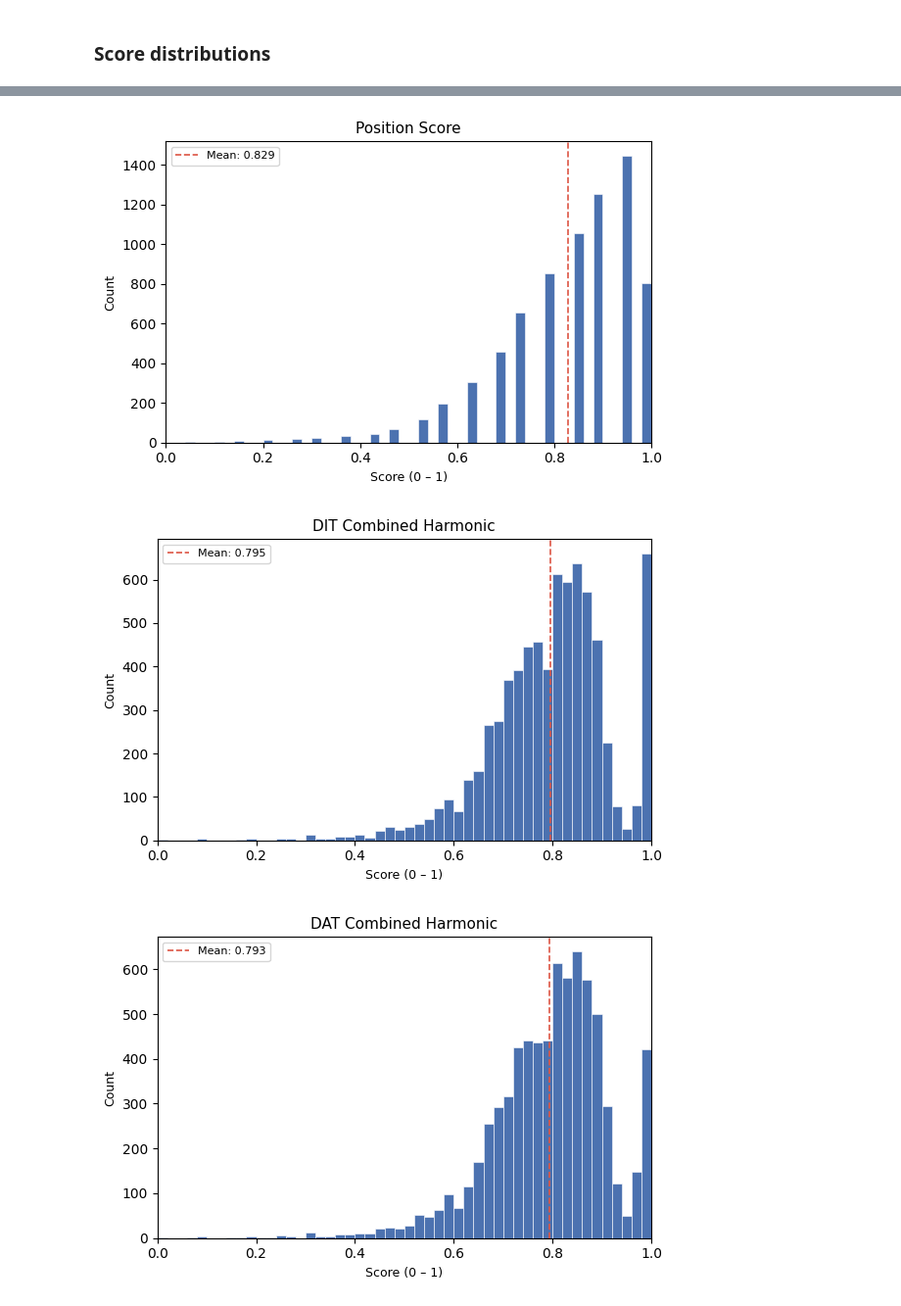
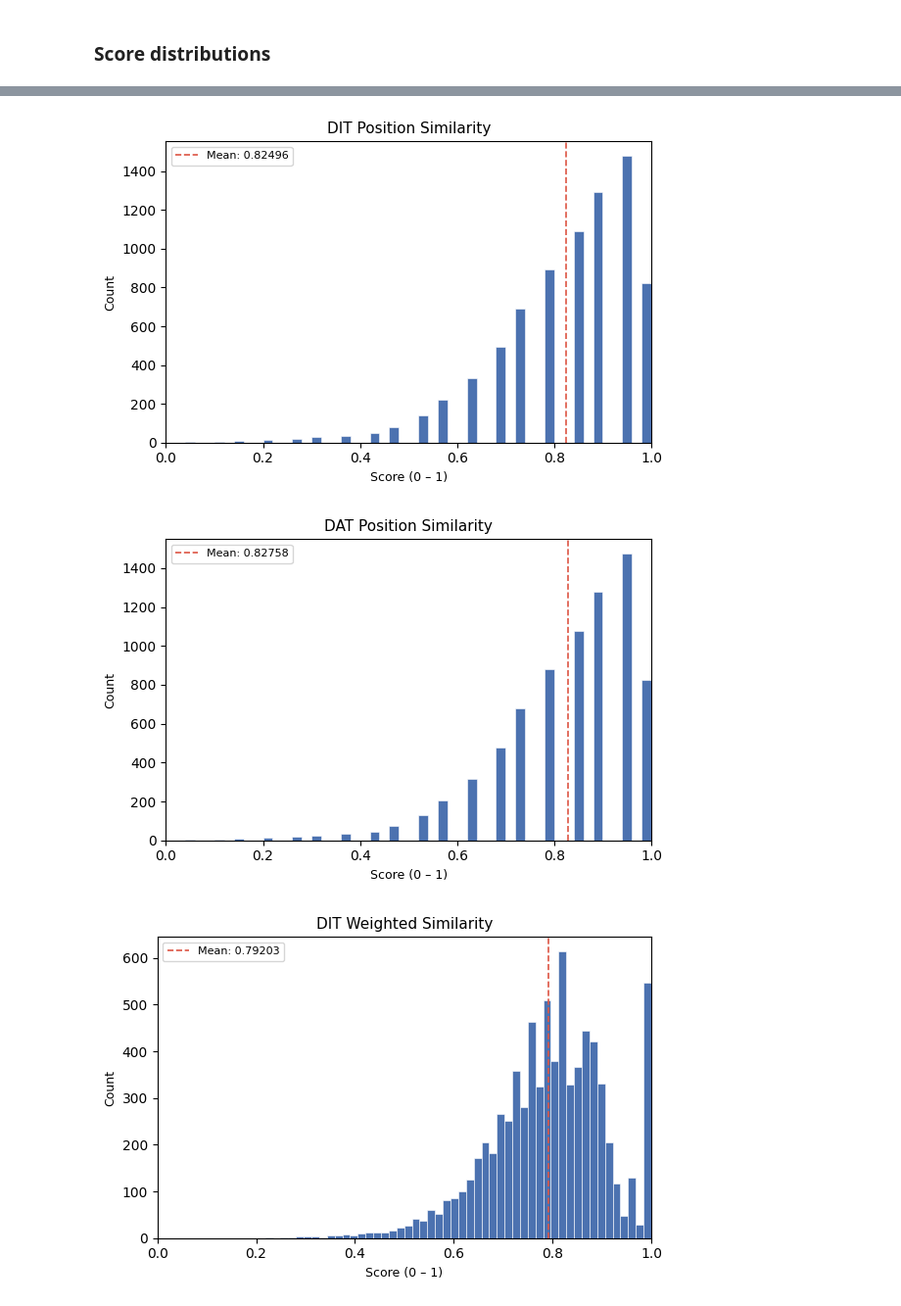
Before and after one commit to michamettler/BA-FS26_ciel_Mettler_Dialektanalyse, a Jupyter notebook: scripts/cross-comparison.ipynb, the cells around one changed output, grey strips where cells are left out. Shown at 98% size. Cells and saved outputs as stored; diff of their text form; code cells hidden in the pictures.

```diff
--- a/scripts/cross-comparison.ipynb
+++ b/scripts/cross-comparison.ipynb
@@ -24,7 +26,7 @@ from util.plot_helpers import plot_score_distribution
 # %%
-PROJECT_ROOT = Path.cwd()
+PROJECT_ROOT = Path.cwd().parent
 ANALYSIS_DIR = PROJECT_ROOT / "samples" / "zurich_subset" / "transcripts"
 
-DIALECT_AWARE_TRANSCRIPT = ANALYSIS_DIR / "dialect-aware-transcript.tsv"
-DIALECT_IGNORANT_TRANSCRIPT = ANALYSIS_DIR / "dialect-ignorant-transcript.tsv"
+DIALECT_AWARE_TRANSCRIPT = ANALYSIS_DIR / "fhnw_dialect-aware.tsv"
+DIALECT_IGNORANT_TRANSCRIPT = ANALYSIS_DIR / "whsiper-largev2_dialect-ignorant.tsv"
 # %% [markdown]
@@ -34,12 +36,10 @@ df_dat = pd.read_csv(DIALECT_AWARE_TRANSCRIPT, sep="\t", encoding="utf-8-sig")
 df_dit = pd.read_csv(DIALECT_IGNORANT_TRANSCRIPT, sep="\t", encoding="utf-8-sig")
 
 df = pd.merge(
-    df_dat,
-    df_dit[["path", "transcript"]],
+    df_dat[["path", "sentence", "transcript"]].rename(columns={"transcript": "DAT"}),
+    df_dit[["path", "transcript"]].rename(columns={"transcript": "DIT"}),
     on="path",
     how="inner",
-    suffixes=("_dit", "_dat"),
 )
-df = df.rename(columns={"transcript_dit": "DIT", "transcript_dat": "DAT"})
 df.head()
 # %% [output]
@@ -61,7 +61,7 @@ all_sentences = pd.concat(
     [df["sentence"].dropna(), df["DIT"].dropna(), df["DAT"].dropna()]
 )
 
-global_max_word_length = max(len(clean(w)) for w in all_words)
+global_max_word_length = max(len(clean_word(w)) for w in all_words)
 global_max_sentence_length = max(len(str(s).split()) for s in all_sentences)
 
 print(f"Global max word length: {global_max_word_length}")
@@ -204,19 +204,10 @@ df_cross_compare_dat
 # %% [markdown]
 ### Score distributions
 # %%
-plot_score_distribution(word_comparison_results["dit_word_score"], "DIT Word Score")
-plot_score_distribution(word_comparison_results["dat_word_score"], "DAT Word Score")
-plot_score_distribution(word_comparison_results["position_score"], "Position Score")
-plot_score_distribution(
-    word_comparison_results["dit_score_harmonic"], "DIT Combined Harmonic"
-)
-plot_score_distribution(
-    word_comparison_results["dat_score_harmonic"], "DAT Combined Harmonic"
-)
-plot_score_distribution(
-    word_comparison_results["dit_score_weighted"], "DIT Combined Weighted"
-)
-plot_score_distribution(
-    word_comparison_results["dat_score_weighted"], "DAT Combined Weighted"
-)
+plot_score_distribution(cross_comparison_dit["word_similarity"], "DIT Word Similarity")
+plot_score_distribution(cross_comparison_dat["word_similarity"], "DAT Word Similarity")
+plot_score_distribution(cross_comparison_dit["position_similarity"], "DIT Position Similarity")
+plot_score_distribution(cross_comparison_dat["position_similarity"], "DAT Position Similarity")
+plot_score_distribution(cross_comparison_dit["similarity_weighted"], "DIT Weighted Similarity")
+plot_score_distribution(cross_comparison_dat["similarity_weighted"], "DAT Weighted Similarity")
 # %% [output]
@@ -225,3 +216,3 @@ plot_score_distribution(
-[figure, old version]
+[figure, new version]
-[figure, old version]
+[figure, new version]
-[figure, old version]
+[figure, new version]
```
Also changed, not shown: parts of 17 cells of this notebook, 6 other files.
